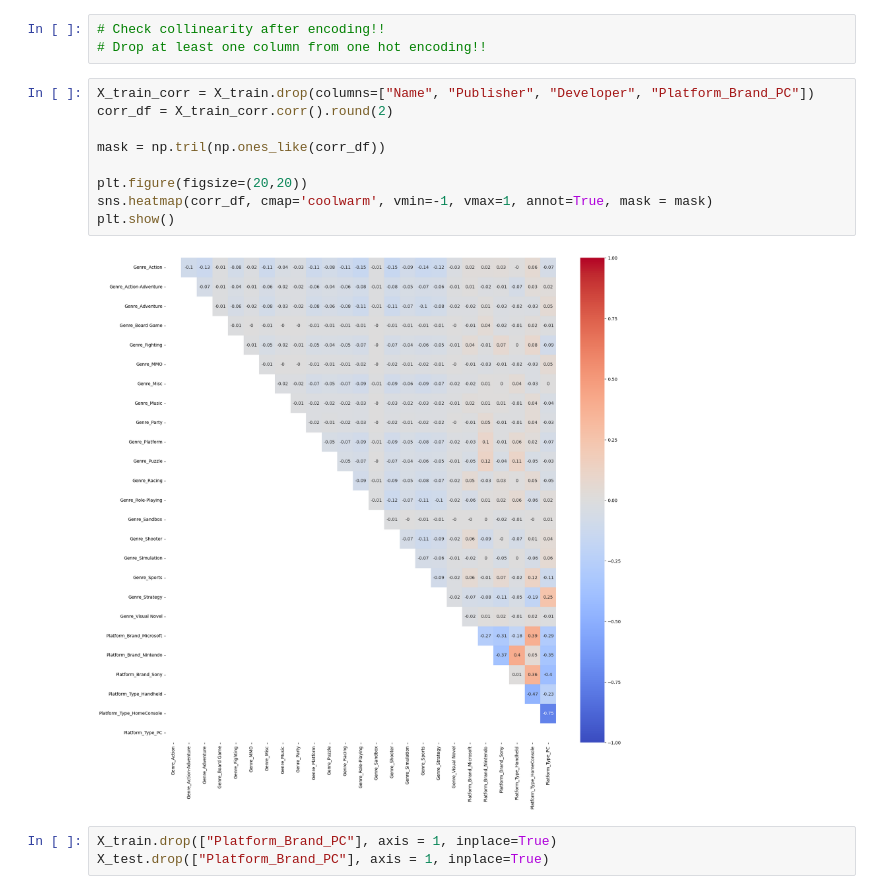
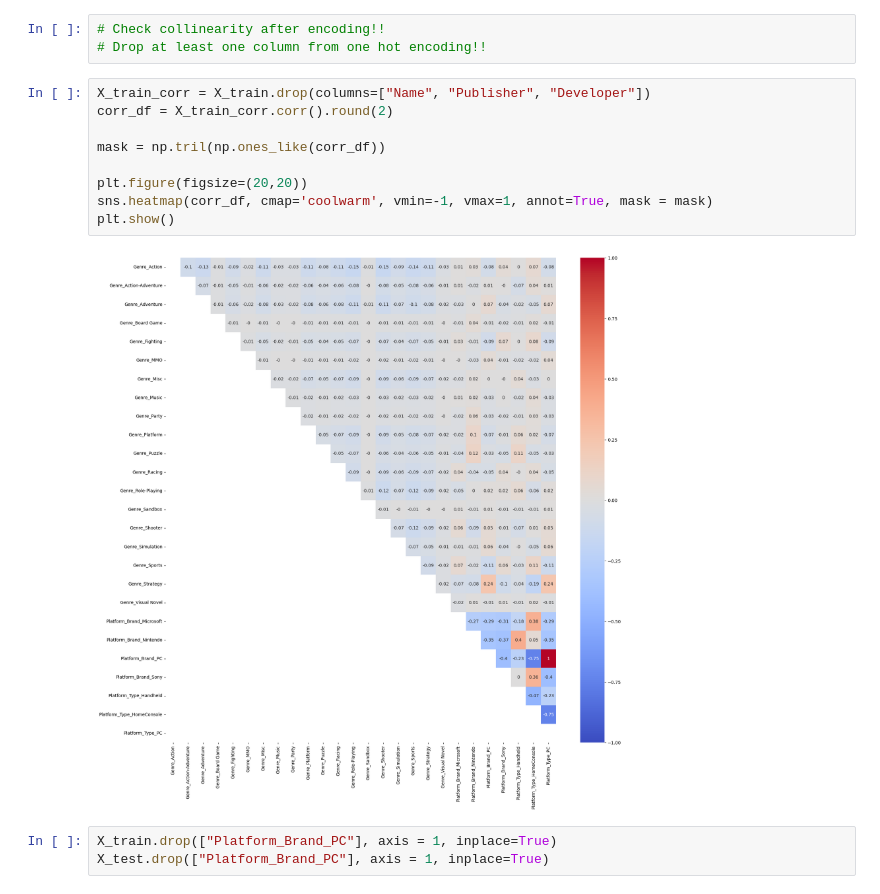
Before and after one commit to benji02/capstone_project, a Jupyter notebook: Notebooks/Capstone_BenjaminLavoie_PreProcAndProc_2nd.ipynb, the cells around one changed output. Saved outputs shown, nothing was run; the diff lists cells and outputs as text.

```diff
--- a/Notebooks/Capstone_BenjaminLavoie_PreProcAndProc_2nd.ipynb
+++ b/Notebooks/Capstone_BenjaminLavoie_PreProcAndProc_2nd.ipynb
@@ -224,16 +224,16 @@ X_test.drop(['Genre', 'Platform_Brand', 'Platform_Type'], axis = 1, inplace=True
 # Check collinearity after encoding!!
 # Drop at least one column from one hot encoding!!
 # %%
-X_train_corr = X_train.drop(columns=["Name", "Publisher", "Developer", "Platform_Brand_PC"])
+X_train_corr = X_train.drop(columns=["Name", "Publisher", "Developer"])
 corr_df = X_train_corr.corr().round(2)
 
 mask = np.tril(np.ones_like(corr_df))
 
 plt.figure(figsize=(20,20))
 sns.heatmap(corr_df, cmap='coolwarm', vmin=-1, vmax=1, annot=True, mask = mask)
 plt.show()
 # %% [output]
-[figure, old version]
+[figure, new version]
 # %%
 X_train.drop(["Platform_Brand_PC"], axis = 1, inplace=True)
 X_test.drop(["Platform_Brand_PC"], axis = 1, inplace=True)
```
Also changed, not shown: parts of 17 cells of this notebook, 7 other files.
